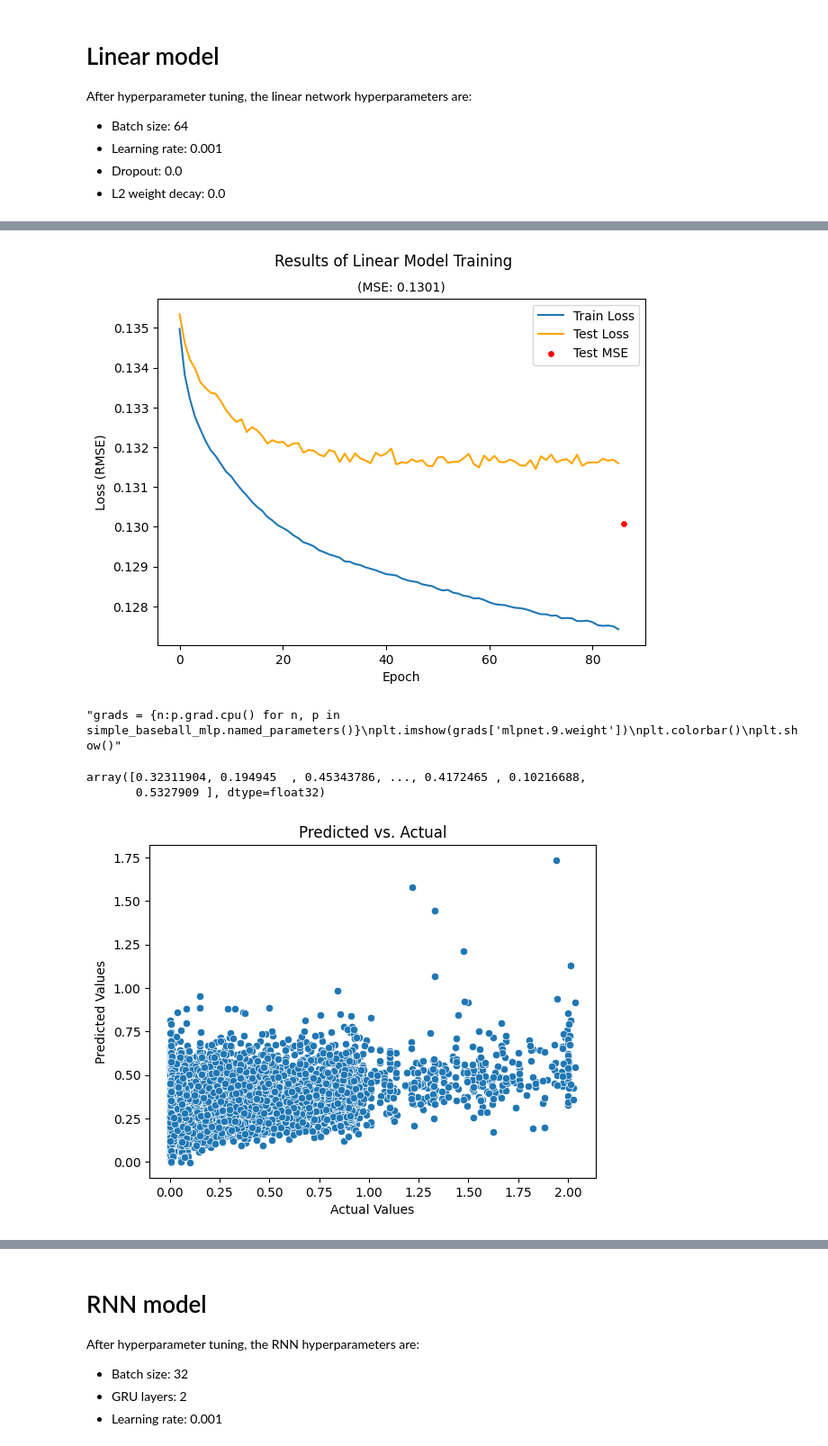
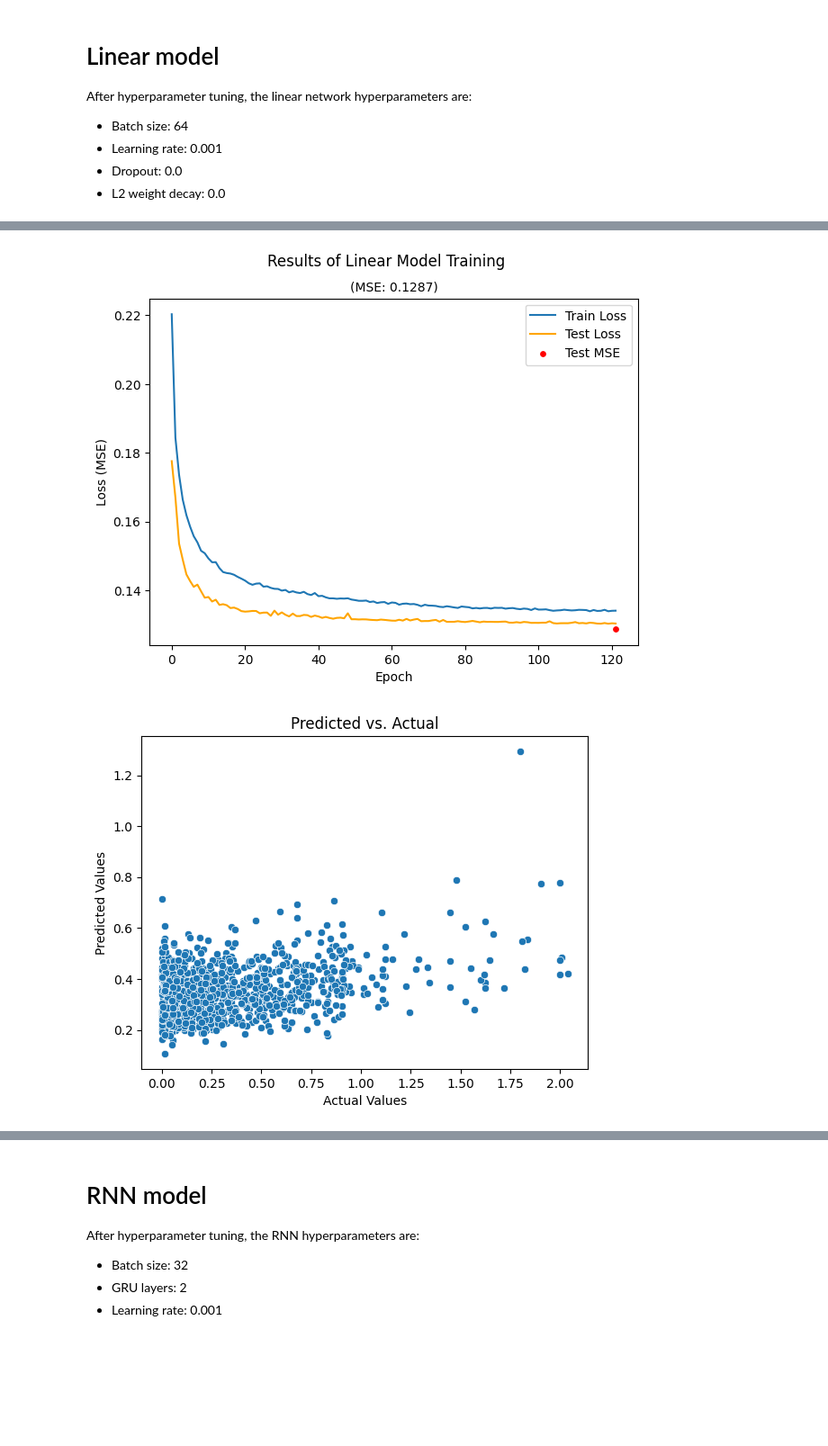
Before and after one commit to zybecker/DS-5500, a Jupyter notebook: RNN_Model/NN_final_models.ipynb, the cells around one changed output, grey strips where cells are left out. Shown at 90% size. Cells and saved outputs as stored; diff of their text form; code cells hidden in the pictures; blank space fills up the shorter version.

```diff
--- a/RNN_Model/NN_final_models.ipynb
+++ b/RNN_Model/NN_final_models.ipynb
@@ -116,23 +116,24 @@ class SimpleNet(nn.Module):
         self.output_layer = nn.Linear(hidden_features, 1)
 
         self.dropout = nn.Dropout(dropout)
-        self.relu = nn.LeakyReLU(0.01)
+        self.bn1 = nn.BatchNorm1d(hidden_features)
+        self.bn2 = nn.BatchNorm1d(hidden_features)
+        self.relu = nn.LeakyReLU(0.02)
 
     def forward(self, x):
         x = torch.flatten(x, 1)
         # Input layer
-        x = self.input_layer(x)
-        x = self.relu(x)
-        # Middle layer with residual
-        x = self.middle_layer(x)
-        x = self.relu(x)
+        x = self.relu(self.bn1(self.input_layer(x)))
+        x = self.dropout(x)
+        # Middle layer
+        x = self.relu(self.bn2(self.middle_layer(x)))
         x = self.dropout(x)
         # Final output layer
         x = self.relu(self.output_layer(x))
         return x.squeeze()  # Remove extra dimension for regression tasks
 # %%
-batch_size = 128
-num_epochs = 150
+batch_size = 32
+num_epochs = 250
 early_stop_patience = 15
 
 # Turn dataset into Dataloaders
@@ -141,15 +142,14 @@ valid_dataloader = DataLoader(valid_dataset, batch_size=batch_size, shuffle=True
 
 # Create model object
 in_features, seq_len = train_dataloader.dataset[0][0].shape
-simple_baseball_mlp = SimpleNet(in_features=in_features, seq_len=seq_len, hidden_features=16, dropout=0.0).to(DEVICE)
+simple_baseball_mlp = SimpleNet(in_features=in_features, seq_len=seq_len, hidden_features=16, dropout=0.1).to(DEVICE)
 
 # Print trainable parameters
 trainable_params = sum(p.numel() for p in simple_baseball_mlp.parameters() if p.requires_grad)
 print(f"Trainable parameters: {trainable_params:,}")
 
 # Optimizer and scheduler
-optimizer = optim.AdamW(simple_baseball_mlp.parameters(), lr=0.0001, weight_decay=0.01)
-#scheduler = CosineAnnealingLR(optimizer, T_max=50)
+optimizer = optim.AdamW(simple_baseball_mlp.parameters(), lr=0.00001, weight_decay=0.001)
 early_stopper = EarlyStopping(patience=early_stop_patience, min_delta=0.0001)
 
 # Training logs
@@ -168,13 +168,9 @@ for epoch in pbar:
     avg_valid_loss = evaluate_model(model=simple_baseball_mlp, data_loader=valid_dataloader, device=DEVICE, loss_fn='MSE')
     mlp_eval_log.append(avg_valid_loss)
 
-
+    # Track gradients across training
     grads = {n:p.grad.cpu() for n, p in simple_baseball_mlp.named_parameters()}
     mlp_grads.append(grads)
-
-    # Step scheduler
-    #current_lr = scheduler.get_last_lr()
-    #scheduler.step()
 
     # Early Stopping
     early_stopper(avg_valid_loss)
@@ -248,38 +245,27 @@ plt.show()
 # %%
+loss = 'MSE'
 # Plot loss over time, final test stats
 plt.figure(figsize=(7, 5))
 plt.suptitle("Results of Linear Model Training")
-plt.title(f"(MSE: {mlp_test_MSE:.4})", size=10)
-plt.ylabel('Loss (RMSE)')
+plt.title(f"({loss}: {mlp_test_MSE:.4})", size=10)
+plt.ylabel(f'Loss ({loss})')
 plt.xlabel('Epoch')
-plt.plot(mlp_log[2:], label='Train Loss')
-plt.plot(mlp_eval_log[2:], label='Test Loss', color='orange')
-plt.scatter(x=epoch-1, y=mlp_test_MSE, color='r', label="Test MSE", s=15)
+plt.plot(mlp_log[:], label='Train Loss')
+plt.plot(mlp_eval_log[:], label='Test Loss', color='orange')
+plt.scatter(x=len(mlp_log)-1, y=mlp_test_MSE, color='r', label=f"Test {loss}", s=15)
 plt.legend()
 plt.show()
 # %% [output]
-[figure, old version]
+[figure, new version]
-# %%
-'''grads = {n:p.grad.cpu() for n, p in simple_baseball_mlp.named_parameters()}
-plt.imshow(grads['mlpnet.9.weight'])
-plt.colorbar()
-plt.show()'''
-# %% [output]
-"grads = {n:p.grad.cpu() for n, p in simple_baseball_mlp.named_parameters()}\nplt.imshow(grads['mlpnet.9.weight'])\nplt.colorbar()\nplt.show()"
-# %%
-torch.tensor(mlp_predictions).cpu().numpy()
-# %% [output]
-array([0.32311904, 0.194945  , 0.45343786, ..., 0.4172465 , 0.10216688,
-       0.5327909 ], dtype=float32)
 # %%
 # Plot predicted vs. actual
 plt.title("Predicted vs. Actual")
 plt.ylabel("Predicted Values")
 plt.xlabel("Actual Values")
-sns.scatterplot(x=mlp_targets, y=mlp_predictions)
+sns.scatterplot(x=mlp_targets[0:1000], y=mlp_predictions[0:1000])
 plt.show()
 # %% [output]
-[figure, old version]
+[figure, new version]
 # %%
 # Plot residuals
 plt.title("Residuals Plot")
```
Also changed, not shown: parts of 17 cells of this notebook, 1 other file.
